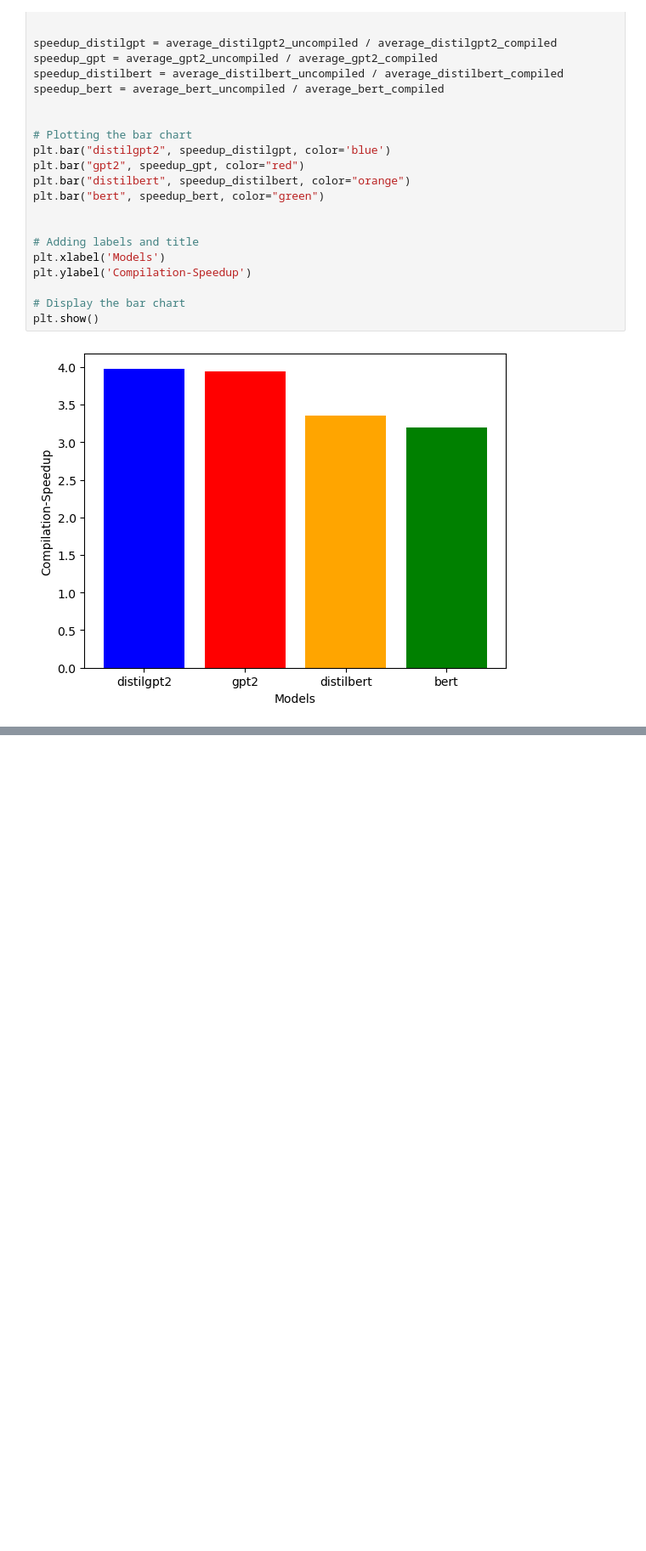
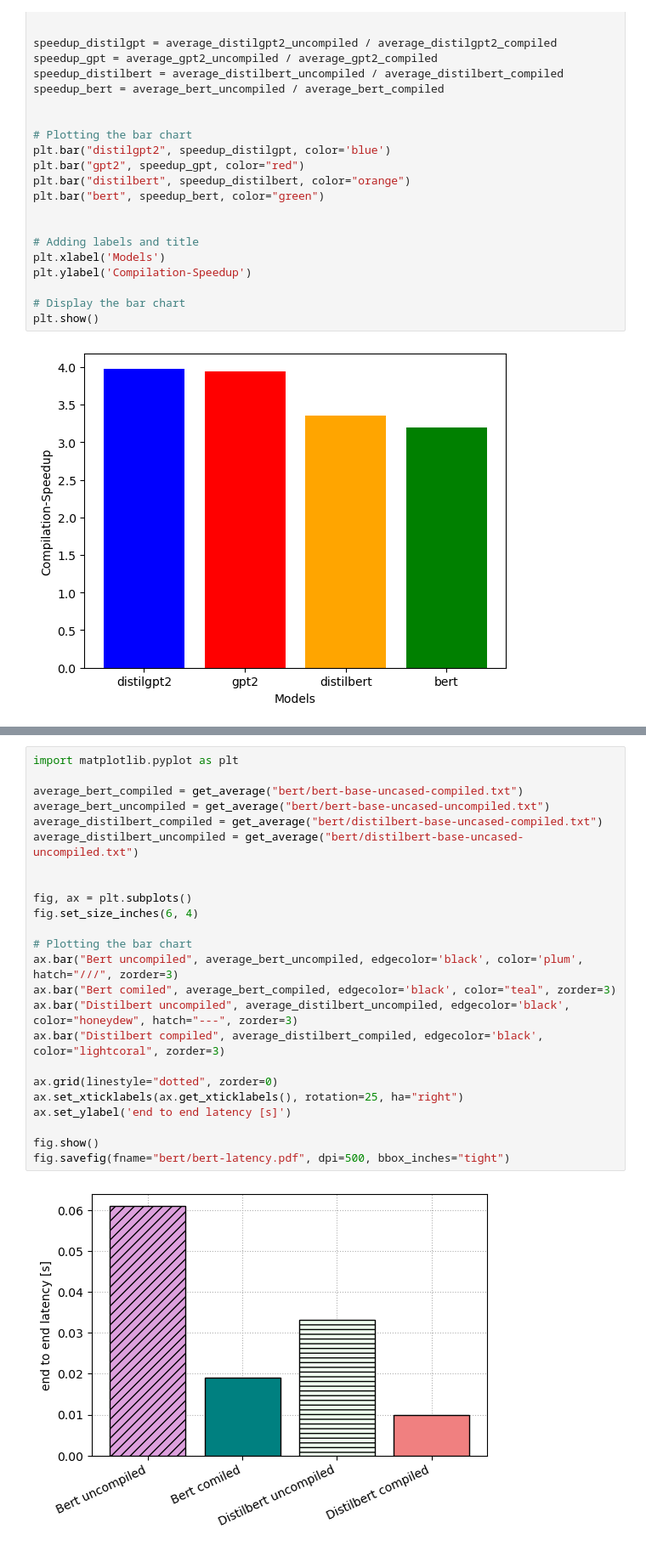
Before and after one commit to felix-ro/Compressed-Model-Inference, a Jupyter notebook: results/graphs.ipynb, the cells around one changed output, grey strips where cells are left out. Shown at 85% size. Saved outputs shown, nothing was run; the diff lists cells and outputs as text; blank space fills up the shorter version.

```diff
--- a/results/graphs.ipynb
+++ b/results/graphs.ipynb
@@ -49,0 +75,26 @@ plt.show()
+# %%
+import matplotlib.pyplot as plt
+
+average_bert_compiled = get_average("bert/bert-base-uncased-compiled.txt")
+average_bert_uncompiled = get_average("bert/bert-base-uncased-uncompiled.txt")
+average_distilbert_compiled = get_average("bert/distilbert-base-uncased-compiled.txt")
+average_distilbert_uncompiled = get_average("bert/distilbert-base-uncased-uncompiled.txt")
+
+
+fig, ax = plt.subplots()
+fig.set_size_inches(6, 4)
+
+# Plotting the bar chart
+ax.bar("Bert uncompiled", average_bert_uncompiled, edgecolor='black', color='plum', hatch="///", zorder=3)
+ax.bar("Bert comiled", average_bert_compiled, edgecolor='black', color="teal", zorder=3)
+ax.bar("Distilbert uncompiled", average_distilbert_uncompiled, edgecolor='black', color="honeydew", hatch="---", zorder=3)
+ax.bar("Distilbert compiled", average_distilbert_compiled, edgecolor='black', color="lightcoral", zorder=3)
+
+ax.grid(linestyle="dotted", zorder=0)
+ax.set_xticklabels(ax.get_xticklabels(), rotation=25, ha="right")
+ax.set_ylabel('end to end latency [s]')
+
+fig.show()
+fig.savefig(fname="bert/bert-latency.pdf", dpi=500, bbox_inches="tight")
+# %% [output]
+[figure, added]
```
Also changed, not shown: parts of 1 cell of this notebook, 8 other files.
